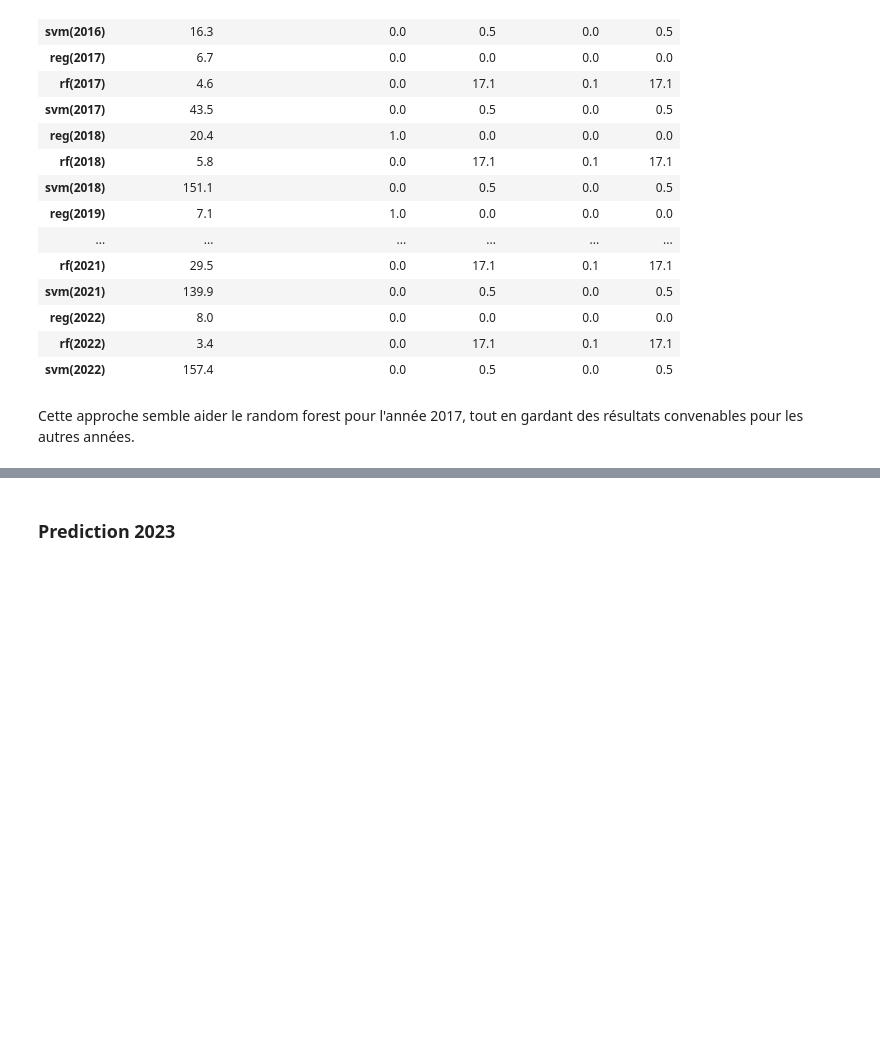
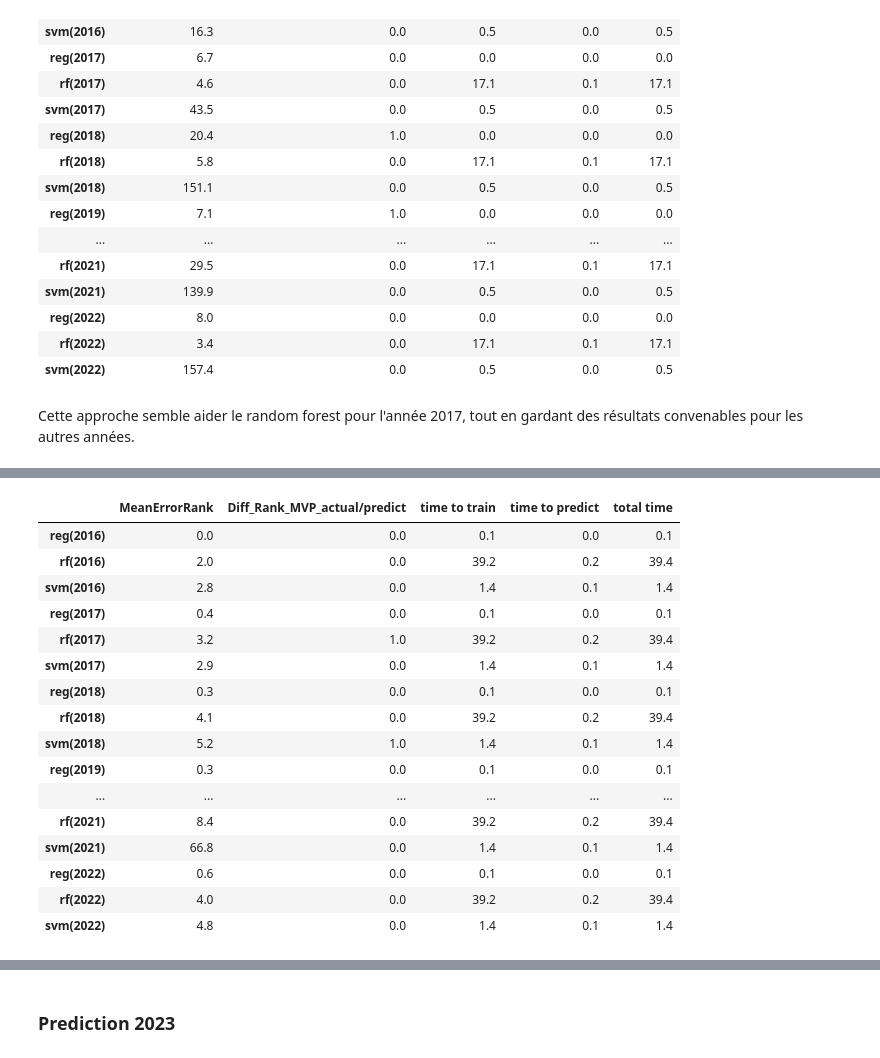
Before and after one commit to MartinErwan/ML_NBA_MVP_Prediction, a Jupyter notebook: PFE_Prediction.ipynb, the cells around one changed output, grey strips where cells are left out. Drawn from its saved outputs; the diff is of its cells as text; code cells hidden in the pictures; blank space fills up the shorter version.

```diff
--- a/PFE_Prediction.ipynb
+++ b/PFE_Prediction.ipynb
@@ -727,0 +698,16 @@ Cette approche semble aider le random forest pour l'année 2017, tout en gardant
+# %%
+target_correlation = cor['Share'].abs().sort_values(ascending=False)
+selected_features4 = target_correlation[target_correlation >= 0.05].index.tolist()
+
+# Identify and remove highly correlated features
+features_to_drop = set()
+for i in range(len(selected_features4)):
+    for j in range(i+1, len(selected_features4)):
+        corr = cor.loc[selected_features4[i], selected_features4[j]]
+        if abs(corr) >= 0.9:
+            if selected_features4[j] not in features_to_drop:
+                features_to_drop.add(selected_features4[i])
+
+# Remove the highly correlated features from the selected features
+selected_features4 = list(set(selected_features4) - features_to_drop)
+print(selected_features4)
@@ -727,0 +719,2 @@ Cette approche semble aider le random forest pour l'année 2017, tout en gardant
+# %%
+output4bis = prediction(DF,d,selected_features=selected_features4)
@@ -727,0 +739,26 @@ Cette approche semble aider le random forest pour l'année 2017, tout en gardant
+# %%
+model_performance4= output4bis[2]
+model_performance4.style.background_gradient(cmap='coolwarm').format({'MeanErrorRank': '{:.1f}',
+                                                                     'Diff_Rank_MVP_actual/predict': '{:.1f}',
+                                                                     'time to train':'{:.1f}',
+                                                                     'time to predict':'{:.1f}',
+                                                                     'total time':'{:.1f}',
+                                                                     })
+# %% [output]
+|  | MeanErrorRank | Diff_Rank_MVP_actual/predict | time to train | time to predict | total time |
+| reg(2016) | 0.0 | 0.0 | 0.1 | 0.0 | 0.1 |
+| rf(2016) | 2.0 | 0.0 | 39.2 | 0.2 | 39.4 |
+| svm(2016) | 2.8 | 0.0 | 1.4 | 0.1 | 1.4 |
+| reg(2017) | 0.4 | 0.0 | 0.1 | 0.0 | 0.1 |
+| rf(2017) | 3.2 | 1.0 | 39.2 | 0.2 | 39.4 |
+| svm(2017) | 2.9 | 0.0 | 1.4 | 0.1 | 1.4 |
+| reg(2018) | 0.3 | 0.0 | 0.1 | 0.0 | 0.1 |
+| rf(2018) | 4.1 | 0.0 | 39.2 | 0.2 | 39.4 |
+| svm(2018) | 5.2 | 1.0 | 1.4 | 0.1 | 1.4 |
+| reg(2019) | 0.3 | 0.0 | 0.1 | 0.0 | 0.1 |
+| ... | ... | ... | ... | ... | ... |
+| rf(2021) | 8.4 | 0.0 | 39.2 | 0.2 | 39.4 |
+| svm(2021) | 66.8 | 0.0 | 1.4 | 0.1 | 1.4 |
+| reg(2022) | 0.6 | 0.0 | 0.1 | 0.0 | 0.1 |
+| rf(2022) | 4.0 | 0.0 | 39.2 | 0.2 | 39.4 |
+| svm(2022) | 4.8 | 0.0 | 1.4 | 0.1 | 1.4 |
```
Also changed, not shown: parts of 14 cells of this notebook.
